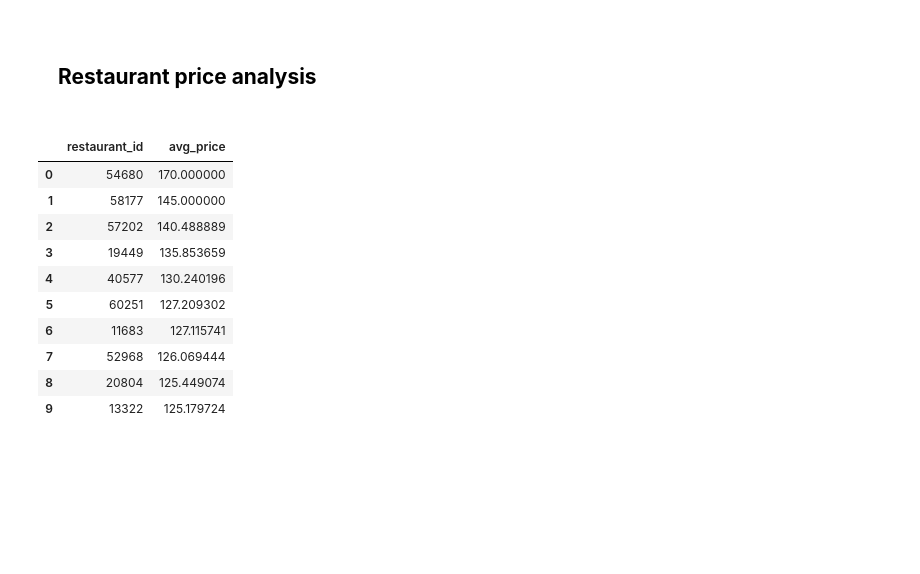
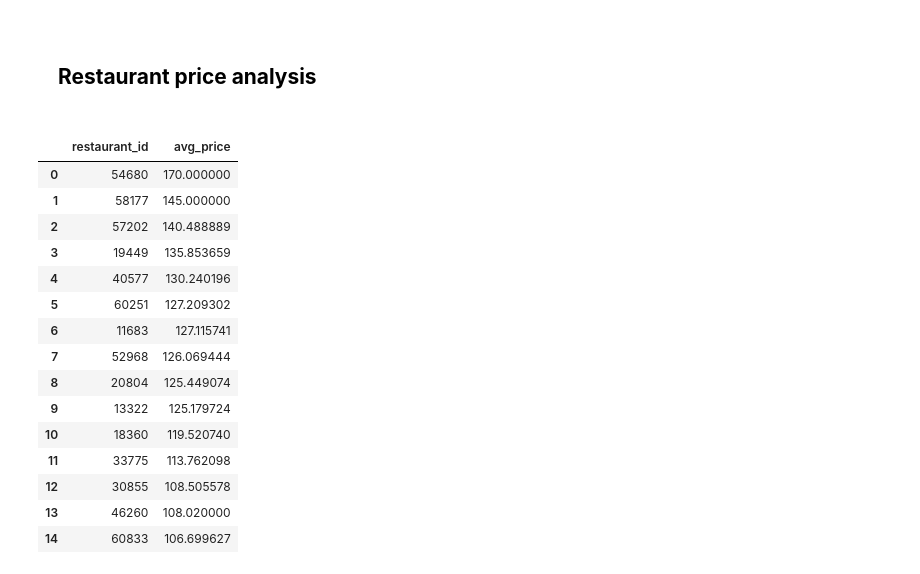
Before and after one commit to derak-isaack/UberEATSAnalytics, a Jupyter notebook: uber_eats.ipynb, the cells around one changed output. Cells and saved outputs as stored; diff of their text form; code cells hidden in the pictures; blank space fills up the shorter version.

```diff
--- a/uber_eats.ipynb
+++ b/uber_eats.ipynb
@@ -223,26 +293,31 @@ conn_snacks.close()
 # %%
 #Investigate the most expensive restaurant
 conn_expensive = duckdb.connect('uber_restaurants.db')
 query_expensive = '''
 SELECT restaurant_id, AVG(CAST(SUBSTR(price, 1, LENGTH(price) - 4) AS FLOAT)) AS avg_price
 FROM restaurants
 GROUP BY restaurant_id
 ORDER BY avg_price DESC
-LIMIT 10;
+LIMIT 15;
 '''
 results_expensive = conn_expensive.execute(query_expensive).fetchdf()
 df_ubereats_expensive = pd.DataFrame(results_expensive)
 display(df_ubereats_expensive)
 conn_expensive.close()
 # %% [output]
 |  | restaurant_id | avg_price |
 | 0 | 54680 | 170.000000 |
 | 1 | 58177 | 145.000000 |
 | 2 | 57202 | 140.488889 |
 | 3 | 19449 | 135.853659 |
 | 4 | 40577 | 130.240196 |
 | 5 | 60251 | 127.209302 |
 | 6 | 11683 | 127.115741 |
 | 7 | 52968 | 126.069444 |
 | 8 | 20804 | 125.449074 |
 | 9 | 13322 | 125.179724 |
+| 10 | 18360 | 119.520740 |
+| 11 | 33775 | 113.762098 |
+| 12 | 30855 | 108.505578 |
+| 13 | 46260 | 108.020000 |
+| 14 | 60833 | 106.699627 |
```
Also changed, not shown: parts of 11 cells of this notebook.
